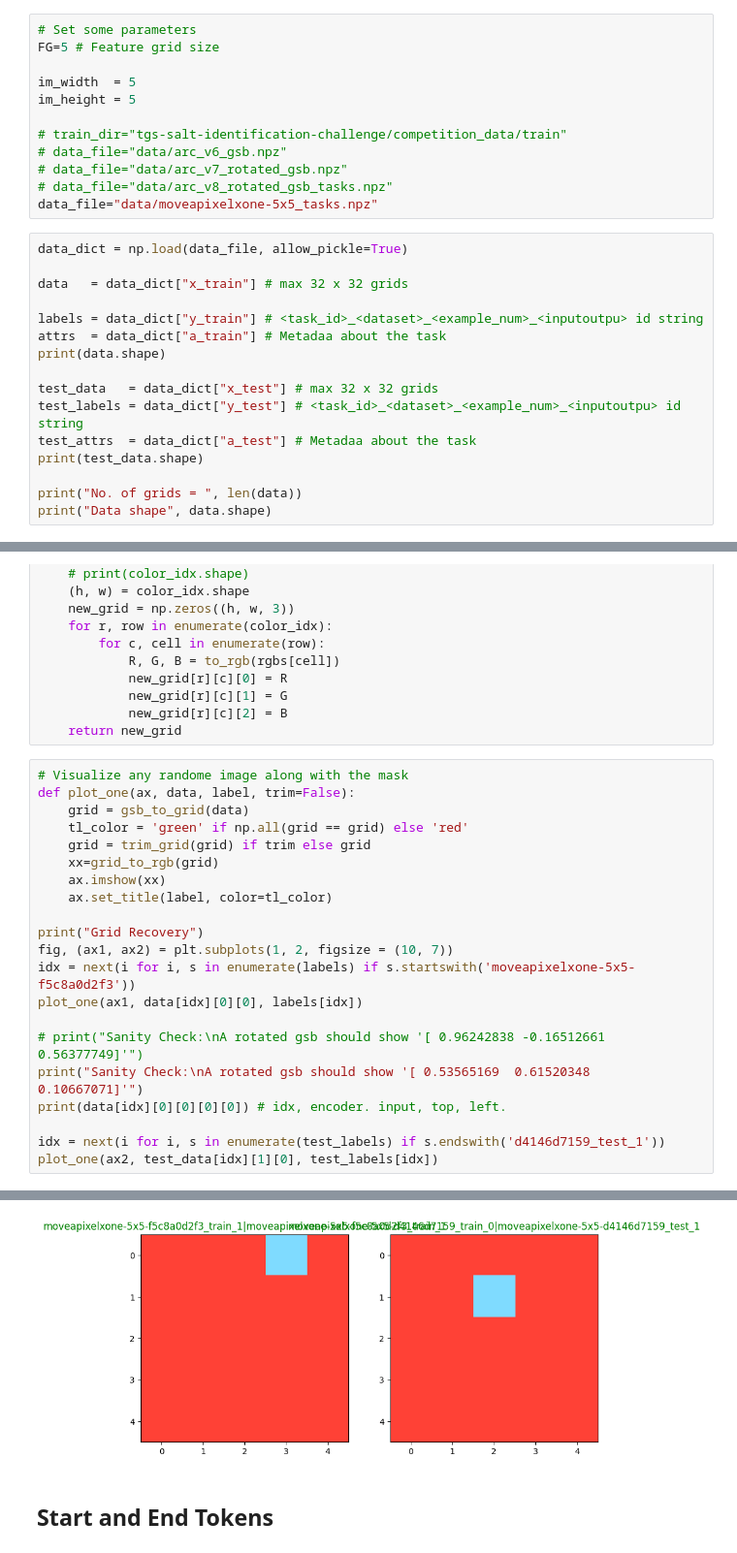
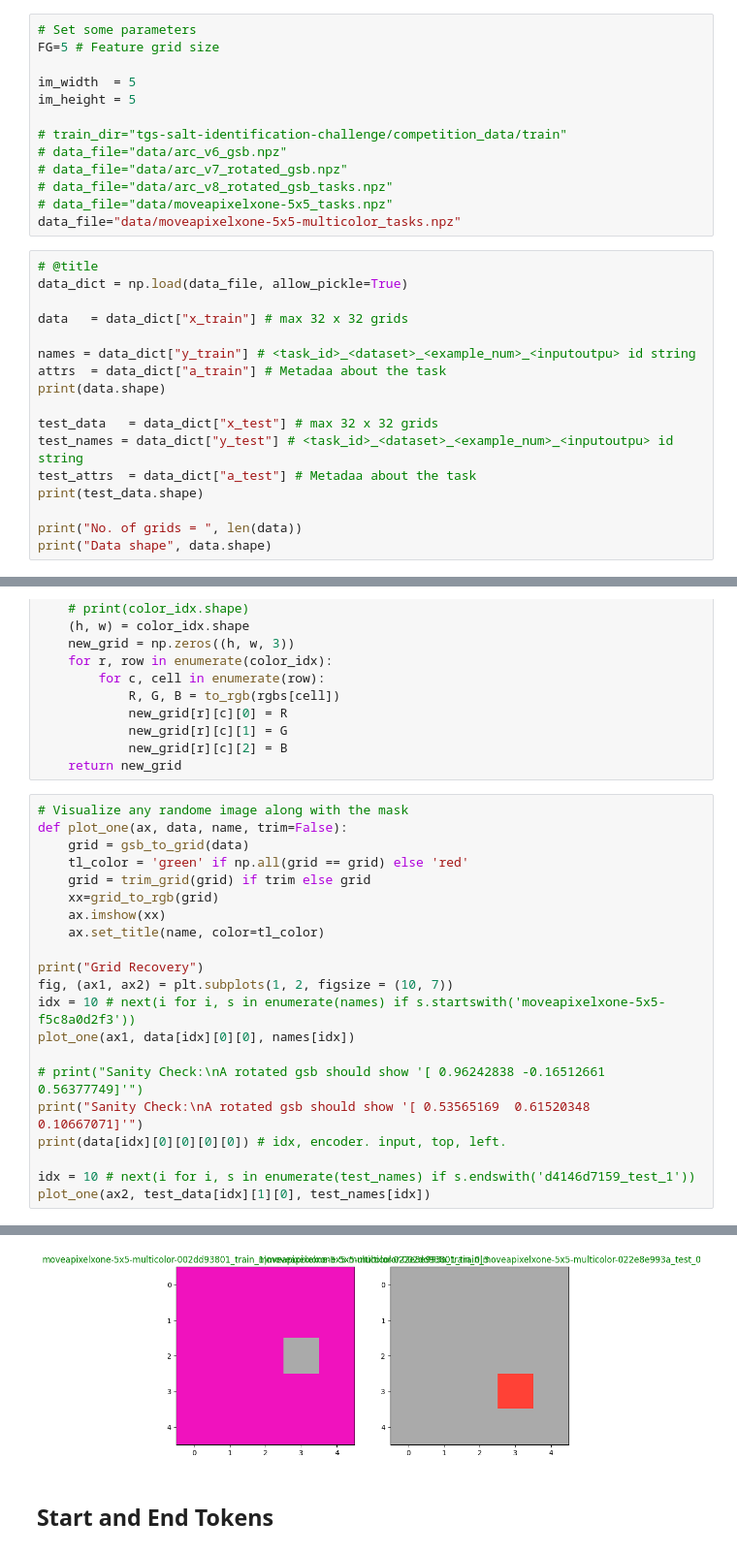
Before and after one commit to gkcng/arc, a Jupyter notebook: arc_transformer.ipynb, the cells around one changed output, grey strips where cells are left out. Shown at 97% size. Saved outputs shown, nothing was run; the diff lists cells and outputs as text.

```diff
--- a/arc_transformer.ipynb
+++ b/arc_transformer.ipynb
@@ -108,18 +108,20 @@ im_height = 5
 # data_file="data/arc_v6_gsb.npz"
 # data_file="data/arc_v7_rotated_gsb.npz"
 # data_file="data/arc_v8_rotated_gsb_tasks.npz"
-data_file="data/moveapixelxone-5x5_tasks.npz"
+# data_file="data/moveapixelxone-5x5_tasks.npz"
+data_file="data/moveapixelxone-5x5-multicolor_tasks.npz"
 # %%
+# @title
 data_dict = np.load(data_file, allow_pickle=True)
 
 data   = data_dict["x_train"] # max 32 x 32 grids
 
-labels = data_dict["y_train"] # <task_id>_<dataset>_<example_num>_<inputoutpu> id string
+names = data_dict["y_train"] # <task_id>_<dataset>_<example_num>_<inputoutpu> id string
 attrs  = data_dict["a_train"] # Metadaa about the task
 print(data.shape)
 
 test_data   = data_dict["x_test"] # max 32 x 32 grids
-test_labels = data_dict["y_test"] # <task_id>_<dataset>_<example_num>_<inputoutpu> id string
+test_names = data_dict["y_test"] # <task_id>_<dataset>_<example_num>_<inputoutpu> id string
 test_attrs  = data_dict["a_test"] # Metadaa about the task
 print(test_data.shape)
 
@@ -251,25 +253,25 @@ def grid_to_rgb(color_idx):
     return new_grid
 # %%
 # Visualize any randome image along with the mask
-def plot_one(ax, data, label, trim=False):
+def plot_one(ax, data, name, trim=False):
     grid = gsb_to_grid(data)
     tl_color = 'green' if np.all(grid == grid) else 'red'
     grid = trim_grid(grid) if trim else grid
     xx=grid_to_rgb(grid)
     ax.imshow(xx)
-    ax.set_title(label, color=tl_color)
+    ax.set_title(name, color=tl_color)
 
 print("Grid Recovery")
 fig, (ax1, ax2) = plt.subplots(1, 2, figsize = (10, 7))
-idx = next(i for i, s in enumerate(labels) if s.startswith('moveapixelxone-5x5-f5c8a0d2f3'))
-plot_one(ax1, data[idx][0][0], labels[idx])
+idx = 10 # next(i for i, s in enumerate(names) if s.startswith('moveapixelxone-5x5-f5c8a0d2f3'))
+plot_one(ax1, data[idx][0][0], names[idx])
 
 # print("Sanity Check:\nA rotated gsb should show '[ 0.96242838 -0.16512661  0.56377749]'")
 print("Sanity Check:\nA rotated gsb should show '[ 0.53565169  0.61520348  0.10667071]'")
 print(data[idx][0][0][0][0]) # idx, encoder. input, top, left.
 
-idx = next(i for i, s in enumerate(test_labels) if s.endswith('d4146d7159_test_1'))
-plot_one(ax2, test_data[idx][1][0], test_labels[idx])
+idx = 10 # next(i for i, s in enumerate(test_names) if s.endswith('d4146d7159_test_1'))
+plot_one(ax2, test_data[idx][1][0], test_names[idx])
 # %% [output]
 Grid Recovery
 Sanity Check:
@@ -278,4 +280,4 @@ A rotated gsb should show '[ 0.53565169  0.61520348  0.10667071]'
-[figure, old version]
+[figure, new version]
 # %% [markdown]
 ## Start and End Tokens
 # %%
```
Also changed, not shown: parts of 37 cells of this notebook, 1 other file.
